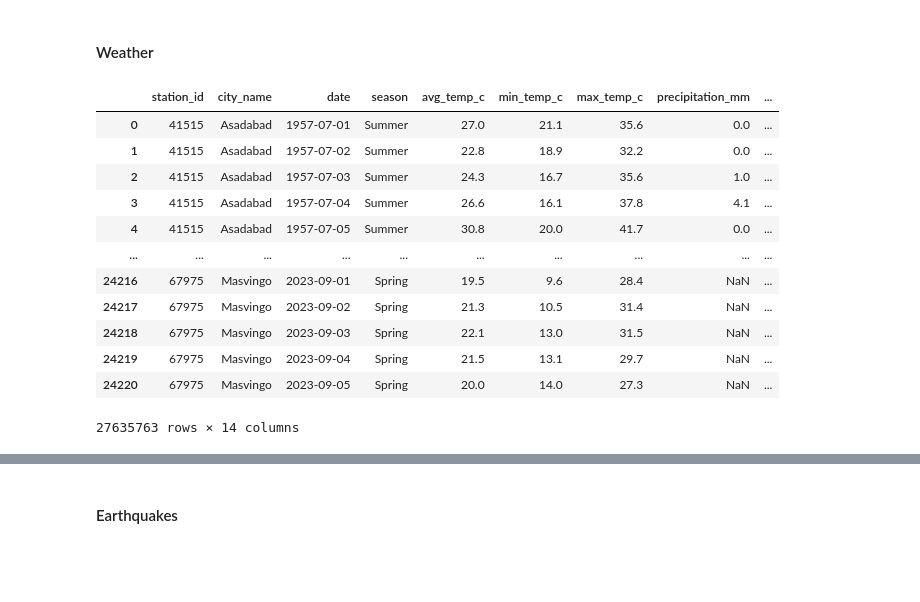
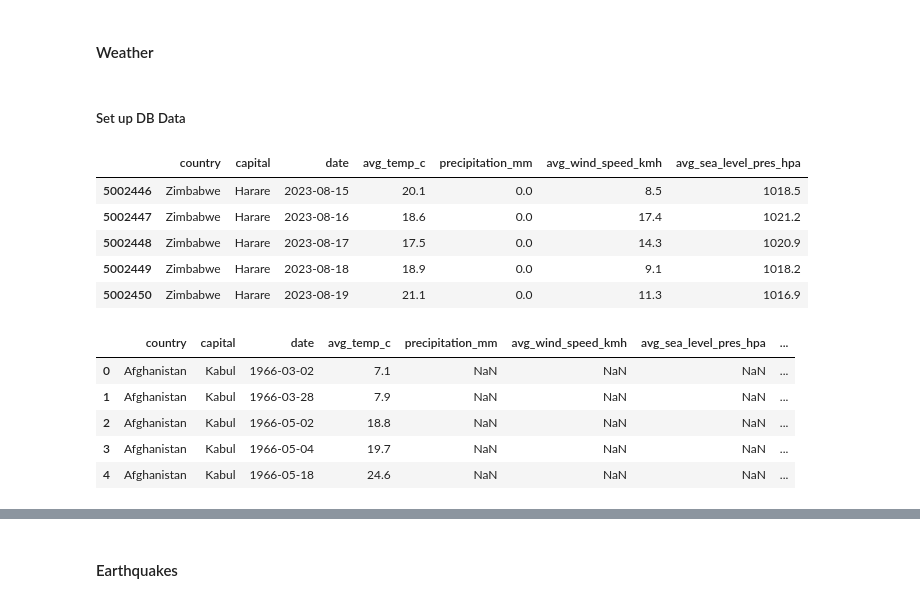
Before and after one commit to joshashton/ETL-environmental-data-app, a Jupyter notebook: DataSetup/CapstoneETL.ipynb, the cells around one changed output, grey strips where cells are left out. Drawn from its saved outputs; the diff is of its cells as text; code cells hidden in the pictures; blank space fills up the shorter version.

Commit message:
Set up historical data csv's

```diff
--- a/DataSetup/CapstoneETL.ipynb
+++ b/DataSetup/CapstoneETL.ipynb
@@ -48,23 +50,66 @@ Space Pictures
 ### Climate
 # %% [markdown]
 #### Weather
+# %% [markdown]
+##### Set up DB Data
 # %%
 # populate db with past data first
-df = pd.read_parquet('Data/daily_weather.parquet')
+#df = pd.read_parquet('Data/daily_weather.parquet')
+df = pd.read_csv('Data/weather.csv')
+
+#remove columns
+weather_df = df[['country', 'capital', 'date', 'avg_temp_c', 'precipitation_mm','avg_wind_speed_kmh', 'avg_sea_level_pres_hpa']]
+weather_df.tail()
+# %% [output]
+|  | country | capital | date | avg_temp_c | precipitation_mm | avg_wind_speed_kmh | avg_sea_level_pres_hpa |
+| 5002446 | Zimbabwe | Harare | 2023-08-15 | 20.1 | 0.0 | 8.5 | 1018.5 |
+| 5002447 | Zimbabwe | Harare | 2023-08-16 | 18.6 | 0.0 | 17.4 | 1021.2 |
+| 5002448 | Zimbabwe | Harare | 2023-08-17 | 17.5 | 0.0 | 14.3 | 1020.9 |
+| 5002449 | Zimbabwe | Harare | 2023-08-18 | 18.9 | 0.0 | 9.1 | 1018.2 |
+| 5002450 | Zimbabwe | Harare | 2023-08-19 | 21.1 | 0.0 | 11.3 | 1016.9 |
-# %%
-#manipulate to only have capital cites
-df
-# %% [output]
-|  | station_id | city_name | date | season | avg_temp_c | min_temp_c | max_temp_c | precipitation_mm | ... |
-| 0 | 41515 | Asadabad | 1957-07-01 | Summer | 27.0 | 21.1 | 35.6 | 0.0 | ... |
-| 1 | 41515 | Asadabad | 1957-07-02 | Summer | 22.8 | 18.9 | 32.2 | 0.0 | ... |
-| 2 | 41515 | Asadabad | 1957-07-03 | Summer | 24.3 | 16.7 | 35.6 | 1.0 | ... |
-| 3 | 41515 | Asadabad | 1957-07-04 | Summer | 26.6 | 16.1 | 37.8 | 4.1 | ... |
-| 4 | 41515 | Asadabad | 1957-07-05 | Summer | 30.8 | 20.0 | 41.7 | 0.0 | ... |
-| ... | ... | ... | ... | ... | ... | ... | ... | ... | ... |
-| 24216 | 67975 | Masvingo | 2023-09-01 | Spring | 19.5 | 9.6 | 28.4 | NaN | ... |
-| 24217 | 67975 | Masvingo | 2023-09-02 | Spring | 21.3 | 10.5 | 31.4 | NaN | ... |
-| 24218 | 67975 | Masvingo | 2023-09-03 | Spring | 22.1 | 13.0 | 31.5 | NaN | ... |
-| 24219 | 67975 | Masvingo | 2023-09-04 | Spring | 21.5 | 13.1 | 29.7 | NaN | ... |
-| 24220 | 67975 | Masvingo | 2023-09-05 | Spring | 20.0 | 14.0 | 27.3 | NaN | ... |
-27635763 rows × 14 columns
+# %%
+#add long and lats for each city
+countries_df = pd.read_csv('Data/country-capital-lat-long-population.csv')
+countries_df = countries_df[['Country','Latitude', 'Longitude']]
+countries_df.rename(columns={'Country': 'country', 'Latitude' : 'latitude', 'Longitude' : 'longitude'}, inplace=True)
+
+#add mssing lat long manually
+data = {
+    'country': ['Bolivia','British Indian Ocean Territory', 'Brunei', 'Cape Verde',
+       'Christmas Island', 'Cocos (Keeling) Islands', 'Czech Republic',
+       'East Timor', 'Falkland Islands', 'Faroe Islands',
+       'Federated States of Micronesia',
+       'French Southern and Antarctic Lands', 'Guernsey', 'Hong Kong',
+       'Iran', 'Ivory Coast', 'Jersey', 'Laos', 'Macedonia', 'Moldova',
+       'Norfolk Island', 'North Korea', 'Pitcairn Islands',
+       'Republic of the Congo', 'Russia', 'South Georgia', 'South Korea',
+       'Svalbard and Jan Mayen', 'Syria', 'São Tomé and Príncipe',
+       'Taiwan', 'Tanzania', 'The Bahamas', 'The Gambia', 'United States',
+       'Venezuela', 'Vietnam', 'Wallis and Futuna'],
+    'latitude': [-16.5000, -7.3195, 4.8903, 14.9167, -10.4167, -12.1167, 50.0833,
+       -8.5594, -51.7000, 62.0167, 6.9167, -49.3500, 49.4500, 22.2783,
+       35.6944, 6.8167, 49.1833, 17.9667, 42.0000, 47.0056, -29.0569,
+       39.0194, -25.0667, -4.2592, 55.7558, -54.2833, 37.5665, 78.2333,
+       33.5000, 0.3333, 25.0330, -6.8000, 25.0833, 13.4531, 38.8951,
+       10.4806, 21.0285, -13.2833],
+    'longitude': [-68.1500, 72.4229, 114.9403, -23.5167, 105.7167, 96.9000, 14.4167,
+       125.5795, -57.8500, -6.7667, 158.1500, 70.2167, -2.5333, 114.1747,
+       51.4215, -5.2667, -2.1000, 102.6000, 21.4333, 28.8575, 167.9597,
+       125.7547, -130.1000, 15.2847, 37.6173, -36.5000, 126.9780, 15.6333,
+       36.3000, 6.7333, 121.5654, 39.2833, -77.3500, -16.5775, -77.0364,
+       -66.9036, 105.8542, -176.1667]
+}
+data_df = pd.DataFrame(data)
+countries_df = pd.concat([countries_df, data_df], ignore_index=True)
+
+merged_df = weather_df.merge(countries_df, on='country', how='left')
+#save waether to csv
+merged_df.to_csv('Data/historical_weather_data.csv', index=False)
+merged_df.head()
+# %% [output]
+|  | country | capital | date | avg_temp_c | precipitation_mm | avg_wind_speed_kmh | avg_sea_level_pres_hpa | ... |
+| 0 | Afghanistan | Kabul | 1966-03-02 | 7.1 | NaN | NaN | NaN | ... |
+| 1 | Afghanistan | Kabul | 1966-03-28 | 7.9 | NaN | NaN | NaN | ... |
+| 2 | Afghanistan | Kabul | 1966-05-02 | 18.8 | NaN | NaN | NaN | ... |
+| 3 | Afghanistan | Kabul | 1966-05-04 | 19.7 | NaN | NaN | NaN | ... |
+| 4 | Afghanistan | Kabul | 1966-05-18 | 24.6 | NaN | NaN | NaN | ... |
```
Also changed, not shown: parts of 15 cells of this notebook.
